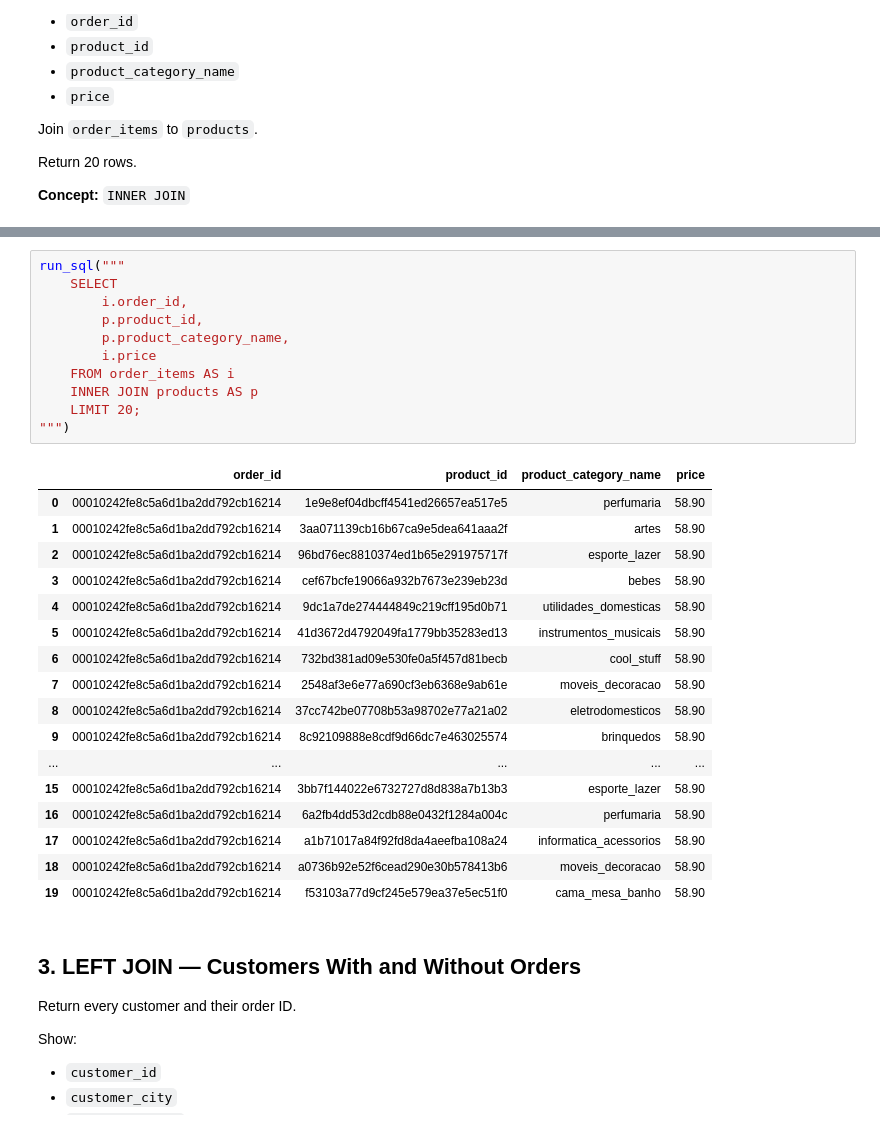
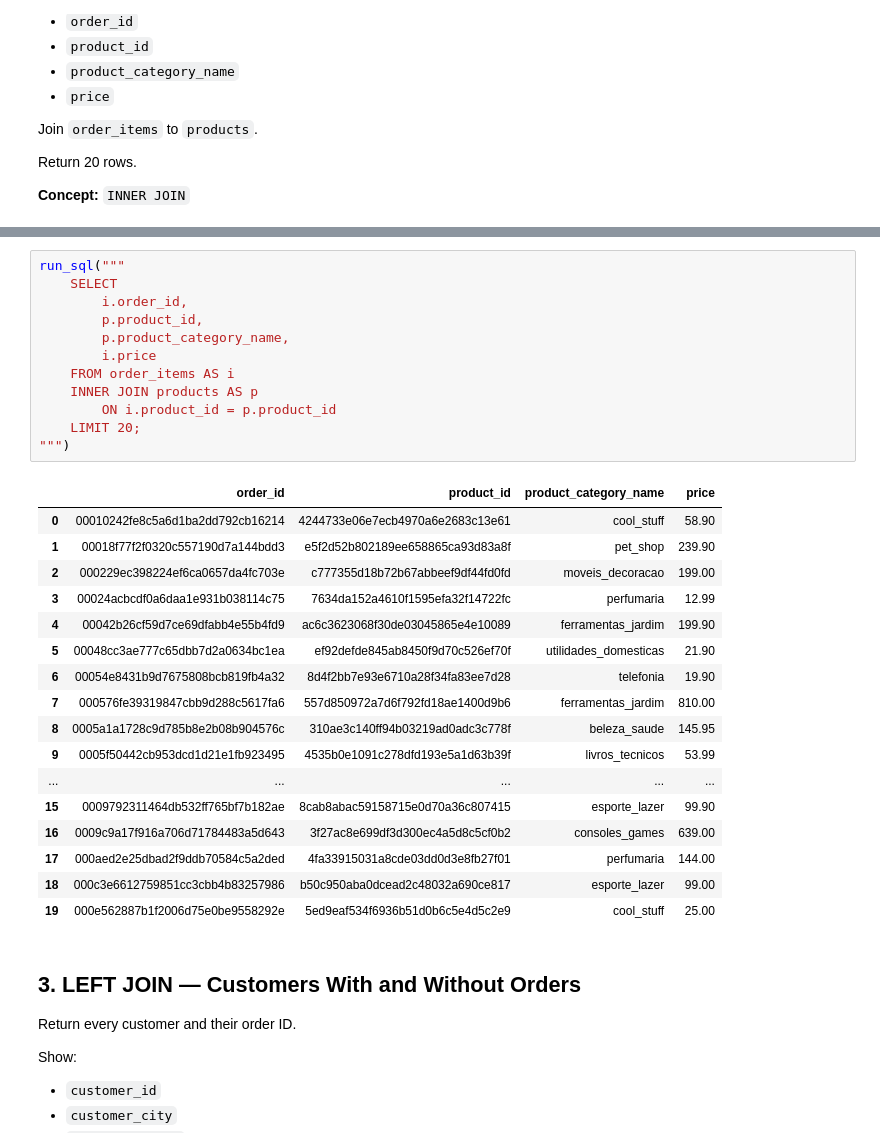
Before and after one commit to Thomasayanfeoluwa/2026-Python-Training-Class---Tutorial-For-Beginners, a Jupyter notebook: OLISTs/exercises_solutions/olists_exercises.ipynb, the cells around one changed output, grey strips where cells are left out. Drawn from its saved outputs; the diff is of its cells as text.

```diff
--- a/OLISTs/exercises_solutions/olists_exercises.ipynb
+++ b/OLISTs/exercises_solutions/olists_exercises.ipynb
@@ -192,32 +218,33 @@ Return 20 rows.
 # %%
 run_sql("""
     SELECT
         i.order_id,
         p.product_id,
         p.product_category_name,
         i.price
     FROM order_items AS i
     INNER JOIN products AS p
+        ON i.product_id = p.product_id
     LIMIT 20;
 """)
 # %% [output]
 |  | order_id | product_id | product_category_name | price |
-| 0 | 00010242fe8c5a6d1ba2dd792cb16214 | 1e9e8ef04dbcff4541ed26657ea517e5 | perfumaria | 58.90 |
-| 1 | 00010242fe8c5a6d1ba2dd792cb16214 | 3aa071139cb16b67ca9e5dea641aaa2f | artes | 58.90 |
-| 2 | 00010242fe8c5a6d1ba2dd792cb16214 | 96bd76ec8810374ed1b65e291975717f | esporte_lazer | 58.90 |
-| 3 | 00010242fe8c5a6d1ba2dd792cb16214 | cef67bcfe19066a932b7673e239eb23d | bebes | 58.90 |
-| 4 | 00010242fe8c5a6d1ba2dd792cb16214 | 9dc1a7de274444849c219cff195d0b71 | utilidades_domesticas | 58.90 |
-| 5 | 00010242fe8c5a6d1ba2dd792cb16214 | 41d3672d4792049fa1779bb35283ed13 | instrumentos_musicais | 58.90 |
-| 6 | 00010242fe8c5a6d1ba2dd792cb16214 | 732bd381ad09e530fe0a5f457d81becb | cool_stuff | 58.90 |
-| 7 | 00010242fe8c5a6d1ba2dd792cb16214 | 2548af3e6e77a690cf3eb6368e9ab61e | moveis_decoracao | 58.90 |
-| 8 | 00010242fe8c5a6d1ba2dd792cb16214 | 37cc742be07708b53a98702e77a21a02 | eletrodomesticos | 58.90 |
-| 9 | 00010242fe8c5a6d1ba2dd792cb16214 | 8c92109888e8cdf9d66dc7e463025574 | brinquedos | 58.90 |
+| 0 | 00010242fe8c5a6d1ba2dd792cb16214 | 4244733e06e7ecb4970a6e2683c13e61 | cool_stuff | 58.90 |
+| 1 | 00018f77f2f0320c557190d7a144bdd3 | e5f2d52b802189ee658865ca93d83a8f | pet_shop | 239.90 |
+| 2 | 000229ec398224ef6ca0657da4fc703e | c777355d18b72b67abbeef9df44fd0fd | moveis_decoracao | 199.00 |
+| 3 | 00024acbcdf0a6daa1e931b038114c75 | 7634da152a4610f1595efa32f14722fc | perfumaria | 12.99 |
+| 4 | 00042b26cf59d7ce69dfabb4e55b4fd9 | ac6c3623068f30de03045865e4e10089 | ferramentas_jardim | 199.90 |
+| 5 | 00048cc3ae777c65dbb7d2a0634bc1ea | ef92defde845ab8450f9d70c526ef70f | utilidades_domesticas | 21.90 |
+| 6 | 00054e8431b9d7675808bcb819fb4a32 | 8d4f2bb7e93e6710a28f34fa83ee7d28 | telefonia | 19.90 |
+| 7 | 000576fe39319847cbb9d288c5617fa6 | 557d850972a7d6f792fd18ae1400d9b6 | ferramentas_jardim | 810.00 |
+| 8 | 0005a1a1728c9d785b8e2b08b904576c | 310ae3c140ff94b03219ad0adc3c778f | beleza_saude | 145.95 |
+| 9 | 0005f50442cb953dcd1d21e1fb923495 | 4535b0e1091c278dfd193e5a1d63b39f | livros_tecnicos | 53.99 |
 | ... | ... | ... | ... | ... |
-| 15 | 00010242fe8c5a6d1ba2dd792cb16214 | 3bb7f144022e6732727d8d838a7b13b3 | esporte_lazer | 58.90 |
-| 16 | 00010242fe8c5a6d1ba2dd792cb16214 | 6a2fb4dd53d2cdb88e0432f1284a004c | perfumaria | 58.90 |
-| 17 | 00010242fe8c5a6d1ba2dd792cb16214 | a1b71017a84f92fd8da4aeefba108a24 | informatica_acessorios | 58.90 |
-| 18 | 00010242fe8c5a6d1ba2dd792cb16214 | a0736b92e52f6cead290e30b578413b6 | moveis_decoracao | 58.90 |
-| 19 | 00010242fe8c5a6d1ba2dd792cb16214 | f53103a77d9cf245e579ea37e5ec51f0 | cama_mesa_banho | 58.90 |
+| 15 | 0009792311464db532ff765bf7b182ae | 8cab8abac59158715e0d70a36c807415 | esporte_lazer | 99.90 |
+| 16 | 0009c9a17f916a706d71784483a5d643 | 3f27ac8e699df3d300ec4a5d8c5cf0b2 | consoles_games | 639.00 |
+| 17 | 000aed2e25dbad2f9ddb70584c5a2ded | 4fa33915031a8cde03dd0d3e8fb27f01 | perfumaria | 144.00 |
+| 18 | 000c3e6612759851cc3cbb4b83257986 | b50c950aba0dcead2c48032a690ce817 | esporte_lazer | 99.00 |
+| 19 | 000e562887b1f2006d75e0be9558292e | 5ed9eaf534f6936b51d0b6c5e4d5c2e9 | cool_stuff | 25.00 |
 # %% [markdown]
 ## 3. LEFT JOIN — Customers With and Without Orders
 
```
Also changed, not shown: parts of 2 cells of this notebook.
